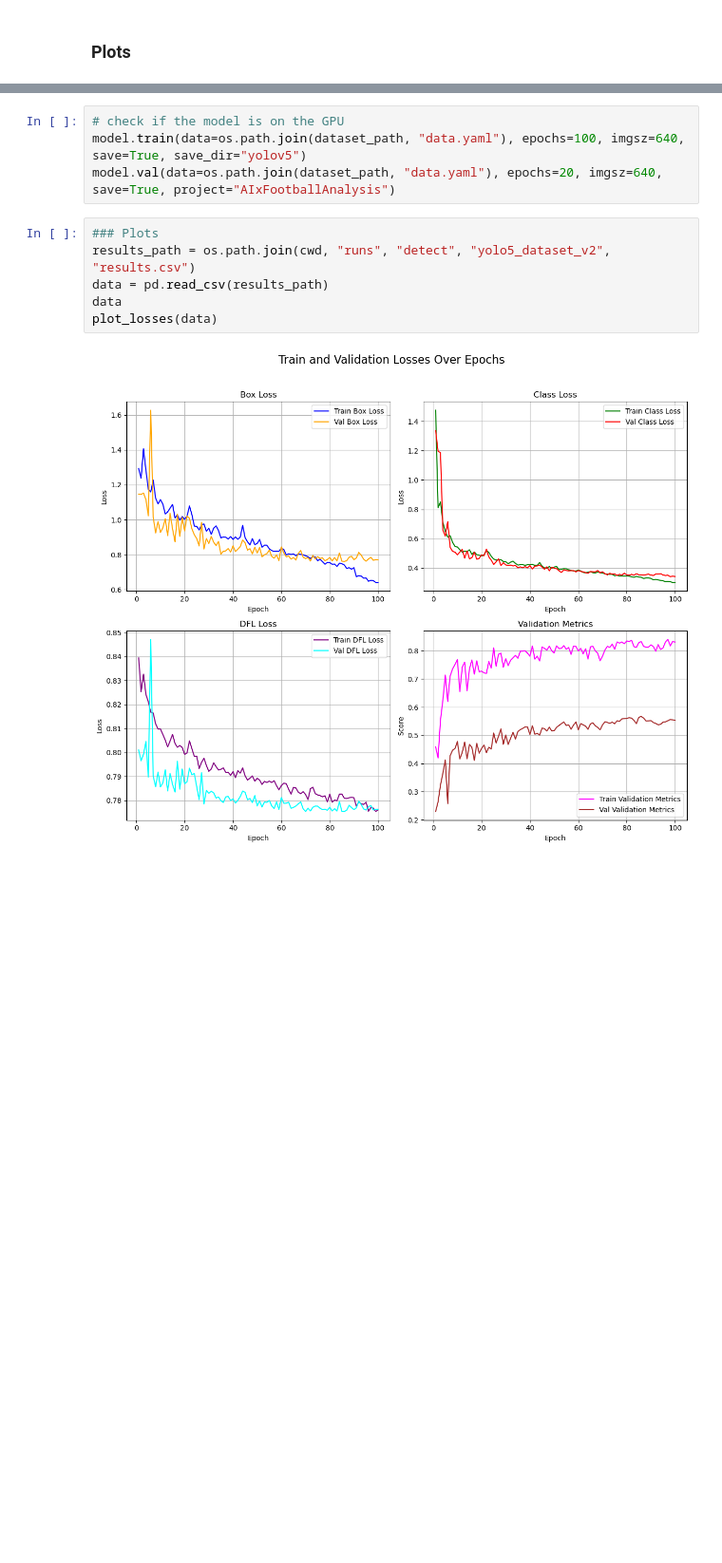
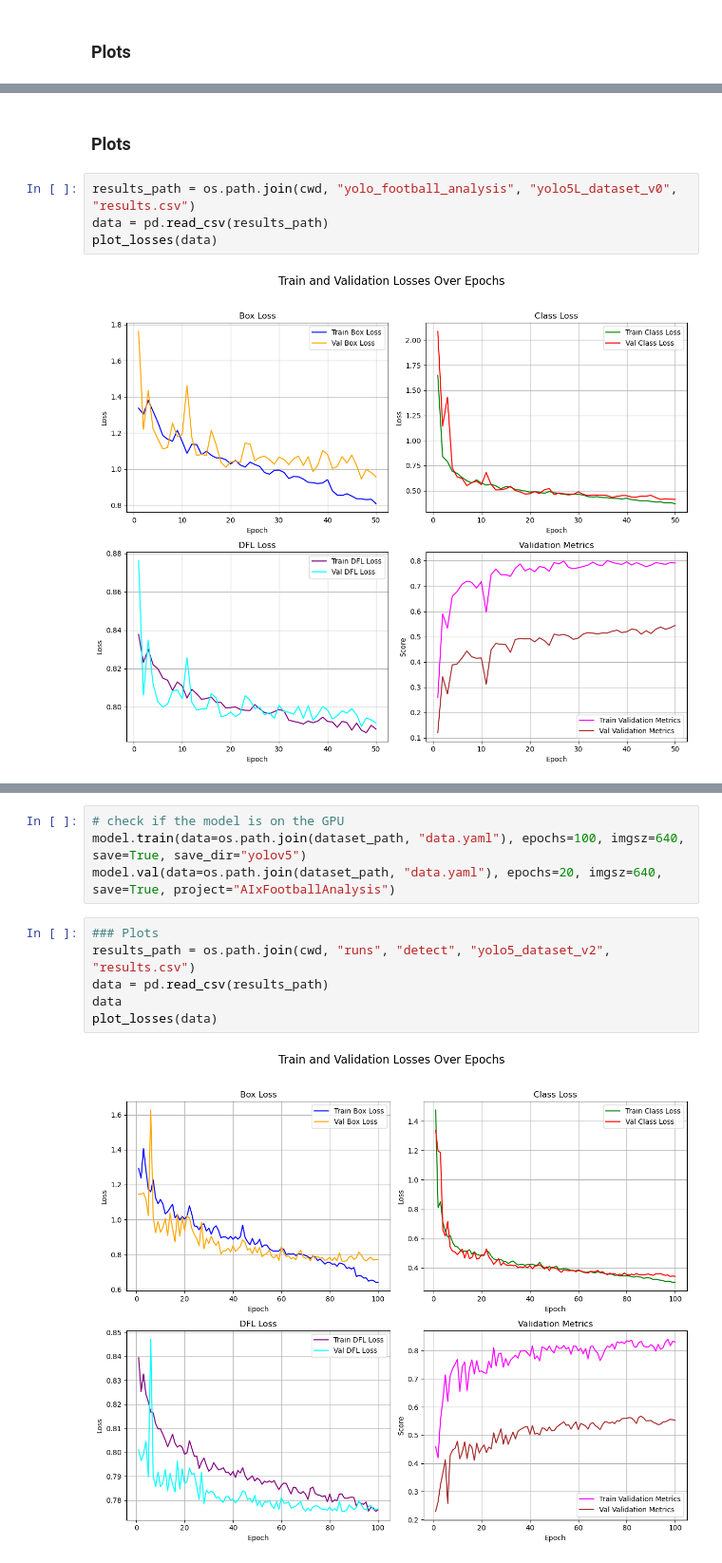
Before and after one commit to SianiEmanuele/AIxFootballAnalysis, a Jupyter notebook: src/training/yolo_training.ipynb, the cells around one changed output, grey strips where cells are left out. Shown at 95% size. Drawn from its saved outputs; the diff is of its cells as text; blank space fills up the shorter version.

```diff
--- a/src/training/yolo_training.ipynb
+++ b/src/training/yolo_training.ipynb
@@ -284,0 +336,8 @@ Train val test split:
+# %% [markdown]
+### Plots
+# %%
+results_path = os.path.join(cwd, "yolo_football_analysis", "yolo5L_dataset_v0", "results.csv")
+data = pd.read_csv(results_path)
+plot_losses(data)
+# %% [output]
+[figure, added]
```
Also changed, not shown: parts of 15 cells of this notebook.
